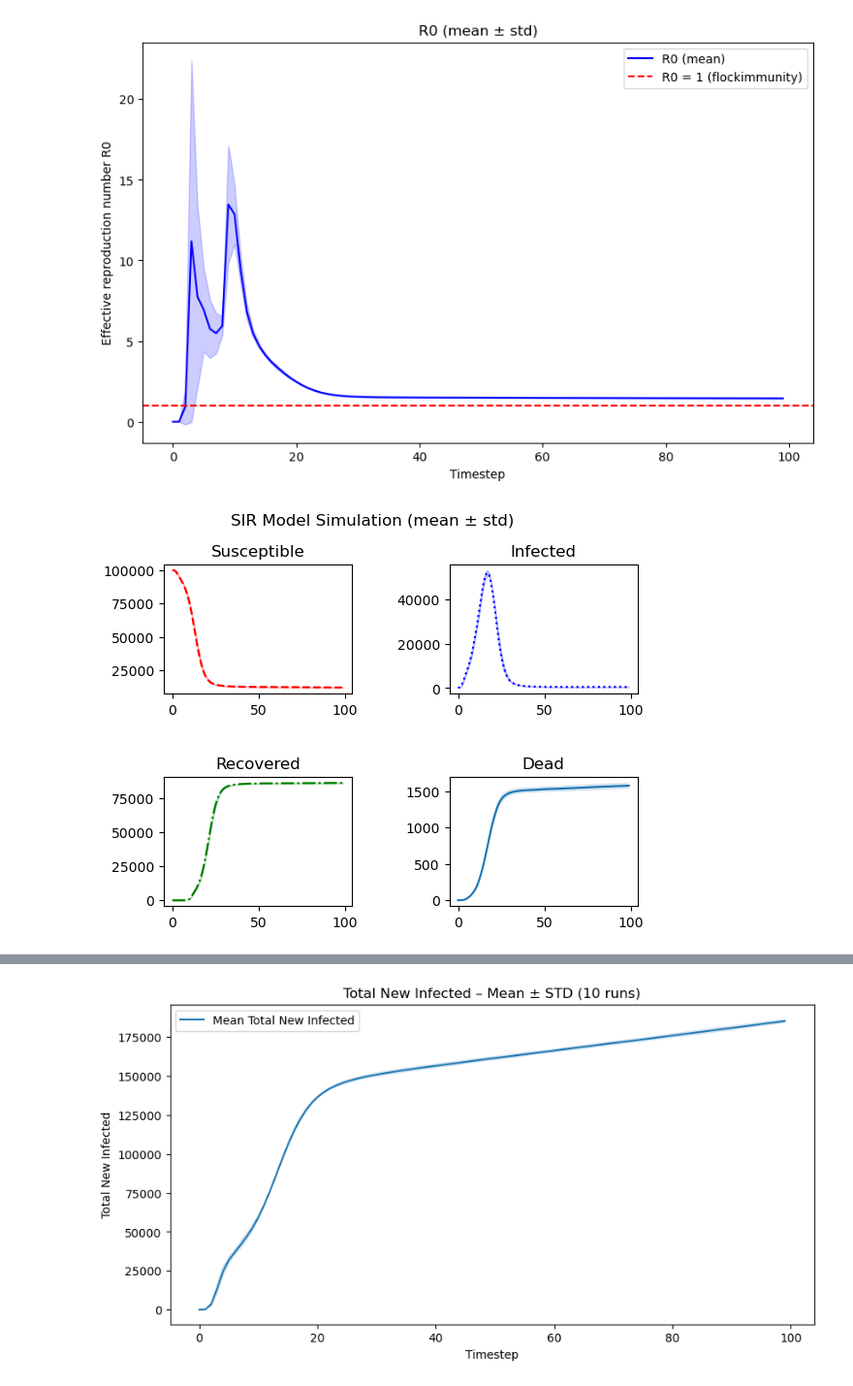
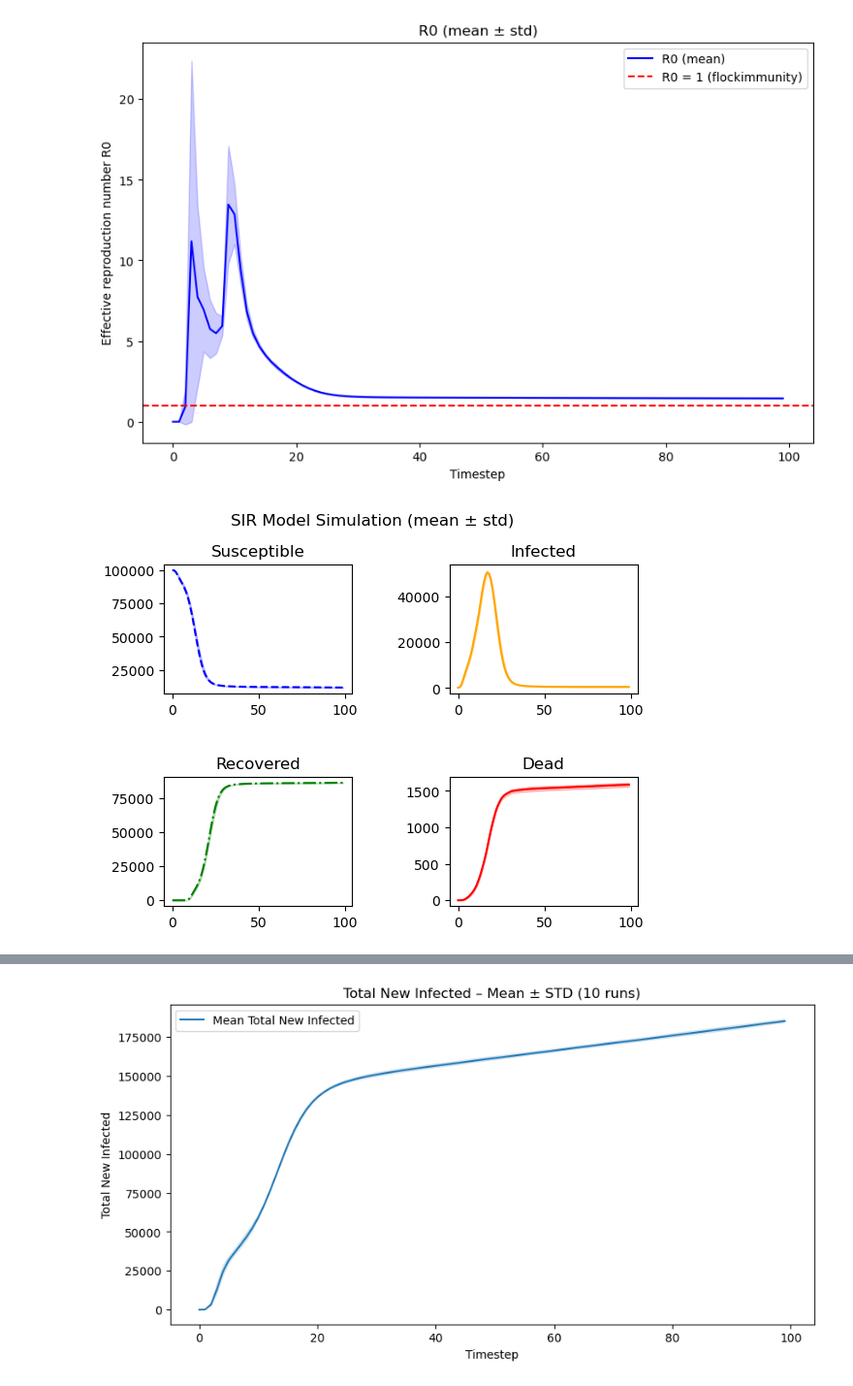
Before and after one commit to tovebrunell/ABM, a Jupyter notebook: Plotta_data.ipynb, the cells around one changed output, grey strips where cells are left out. Shown at 97% size. Saved outputs shown, nothing was run; the diff lists cells and outputs as text; code cells hidden in the pictures.

```diff
--- a/Plotta_data.ipynb
+++ b/Plotta_data.ipynb
@@ -164,27 +164,27 @@ plt.show()
 [figure]
 # %%
 fig, axs = plt.subplots(2, 2)
-axs[0, 0].plot(S_mean_0,'r--', label = "Susceptible")
-axs[0, 0].fill_between(timesteps_range, S_mean_0 - S_std_0, S_mean_0 + S_std_0, color = 'r', alpha=0.2)
+axs[0, 0].plot(S_mean_0,'b--', label = "Susceptible")
+axs[0, 0].fill_between(timesteps_range, S_mean_0 - S_std_0, S_mean_0 + S_std_0, color = 'b', alpha=0.2)
 axs[0, 0].set_title('Susceptible')
 
-axs[0, 1].plot(I_mean_0,'b:', label = "Infected")
-axs[0, 1].fill_between(timesteps_range, I_mean_0 - I_std_0, I_mean_0 + I_std_0, color ='b', alpha=0.2)
+axs[0, 1].plot(I_mean_0,color='orange', label = "Infected")
+axs[0, 1].fill_between(timesteps_range, I_mean_0 - I_std_0, I_mean_0 + I_std_0, color ='orange', alpha=0.2)
 axs[0, 1].set_title('Infected')
 
 axs[1, 0].plot(R_mean_0,'g-.', label = "Recovered")
 axs[1, 0].fill_between(timesteps_range, R_mean_0 - R_std_0, R_mean_0 + R_std_0, color ='g', alpha=0.2)
 axs[1, 0].set_title('Recovered')
 
-axs[1, 1].plot(D_mean_0, label = "Dead")
-axs[1, 1].fill_between(timesteps_range, D_mean_0 - D_std_0, D_mean_0 + D_std_0, alpha=0.2)
+axs[1, 1].plot(D_mean_0, color ='r', label = "Dead")
+axs[1, 1].fill_between(timesteps_range, D_mean_0 - D_std_0, D_mean_0 + D_std_0, color ='r', alpha=0.2)
 axs[1, 1].set_title('Dead')
 
 plt.tight_layout(pad = 3.0)
 fig.suptitle("SIR Model Simulation (mean ± std)")
 plt.show()
 # %% [output]
-[figure, old version]
+[figure, new version]
 # %%
 plt.figure(figsize=(10,5))
 plt.plot(mean_new_0, label="Mean New Infected")
```
Also changed, not shown: parts of 4 cells of this notebook.
